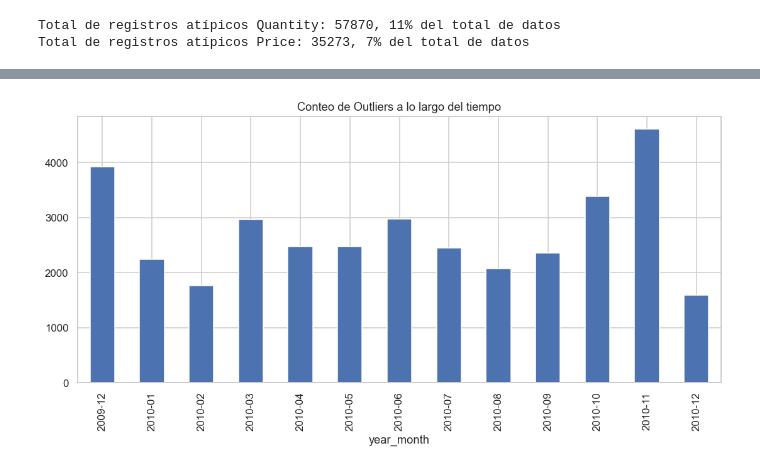
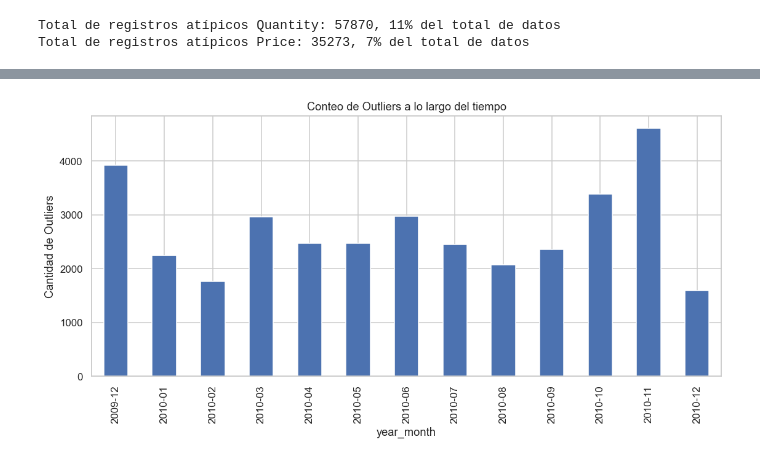
Before and after one commit to DaLeedev/CLTV_PROJECT, a Jupyter notebook: notebooks/01_Exploracion Inicial.ipynb, the cells around one changed output, grey strips where cells are left out. Saved outputs shown, nothing was run; the diff lists cells and outputs as text; code cells hidden in the pictures.

```diff
--- a/notebooks/01_Exploracion Inicial.ipynb
+++ b/notebooks/01_Exploracion Inicial.ipynb
@@ -332,7 +330,10 @@ outliers_por_mes = outliers_df.groupby('year_month')[columna].count()
 # %%
+outliers_por_mes = outliers_df.groupby('year_month')[columna].count()
+
 plt.figure(figsize=(12, 5))
 outliers_por_mes.plot(kind='bar')
 plt.title('Conteo de Outliers a lo largo del tiempo')
+plt.ylabel('Cantidad de Outliers')
 plt.show()
 # %% [output]
-[figure, old version]
+[figure, new version]
```
Also changed, not shown: parts of 6 cells of this notebook.
